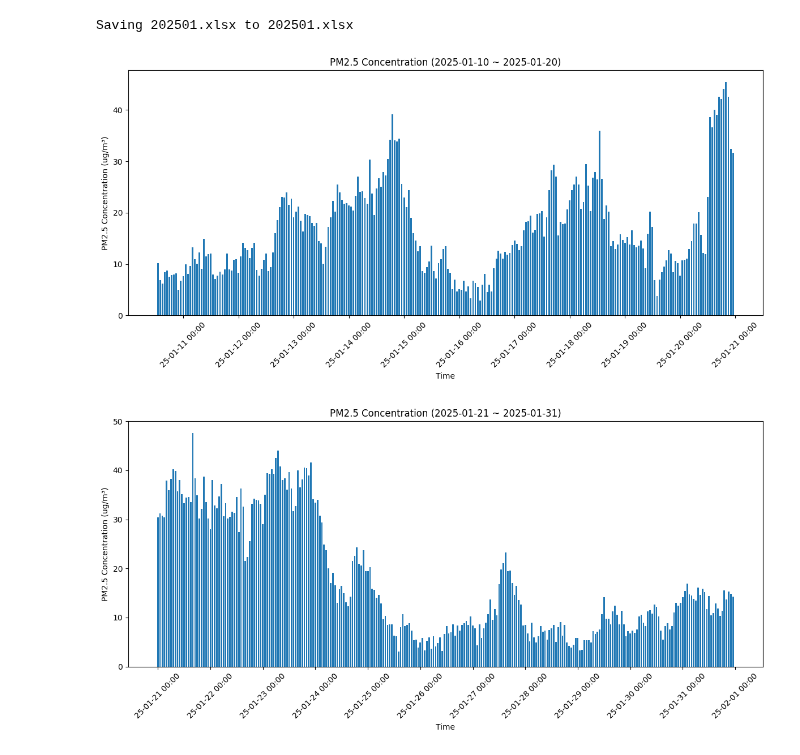
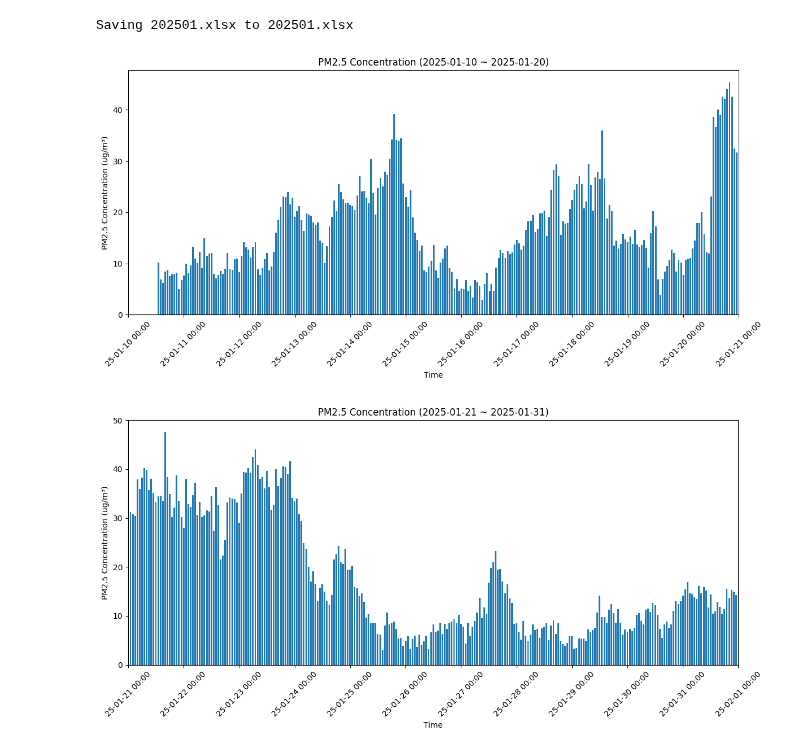
Before and after one commit to hyen0322/202508, a Jupyter notebook: PM2.5 Concentration.ipynb, the cells around one changed output. Saved outputs shown, nothing was run; the diff lists cells and outputs as text; code cells hidden in the pictures.

```diff
--- a/PM2.5 Concentration.ipynb
+++ b/PM2.5 Concentration.ipynb
@@ -15,9 +15,8 @@ df = pd.read_excel('202501.xlsx')
 # 시간 데이터로 변환 (Pump-Begin 기준)
 df['Pump-Begin'] = pd.to_datetime(df['Pump-Begin'])
 # %%
-# PM2.5 농도 데이터 전처리
-df = df[df['Conc(ug/m3)'] >= 0] # 음수값 제거
-df = df.dropna(subset=['Conc(ug/m3)']) # 결측치 제거
+# 음수값 전처리
+df['Conc(ug/m3)'] = df['Conc(ug/m3)'].apply(lambda x: x if x >= 0 else None)
 # %%
 # 날짜 컬럼 생성 (datetime을 date로 변환)
 df['Date'] = df['Pump-Begin'].dt.date
@@ -28,25 +27,30 @@ chunks = [unique_dates[i:i+11] for i in range(0, len(unique_dates), 11)]
 # %%
 # PM2.5 질량농도 막대그래프 생성 (11일 단위)
 for idx, date_group in enumerate(chunks, start=1):
-    temp_df = df[df['Date'].isin(date_group)]  # 해당 구간 데이터만 추출
+    start_date = pd.to_datetime(min(date_group))
+    end_date = pd.to_datetime(max(date_group)) + pd.Timedelta(days=1)
+
+    temp_df = df[df['Date'].isin(pd.to_datetime(date_group).date)]
+    temp_df = temp_df[(temp_df['Pump-Begin'] >= start_date) & (temp_df['Pump-Begin'] < end_date)]
 
     # 막대그래프 그리기
     plt.figure(figsize=(12, 6))
     plt.bar(temp_df['Pump-Begin'], temp_df['Conc(ug/m3)'], width=0.03)
 
     # 그래프 기본 설정
-    plt.title(f'PM2.5 Concentration ({date_group[0]} ~ {date_group[-1]})')
+    plt.title(f'PM2.5 Concentration ({start_date.date()} ~ {(end_date - pd.Timedelta(days=1)).date()})')
     plt.xlabel('Time')
     plt.ylabel('PM2.5 Concentration (ug/m³)')
 
     # x축 설정 : 가독성 위해 하루 단위로 표시, 데이터는 1시간 단위
+    plt.xlim(start_date, end_date)
     plt.gca().xaxis.set_major_locator(mdates.DayLocator(interval=1))
     plt.gca().xaxis.set_major_formatter(mdates.DateFormatter('%y-%m-%d %H:%M'))
     plt.xticks(rotation=45)
 
     # 그래프 출력
     plt.tight_layout()
     plt.show()
 # %% [output]
-[figure, old version]
+[figure, new version]
-[figure, old version]
+[figure, new version]
```
